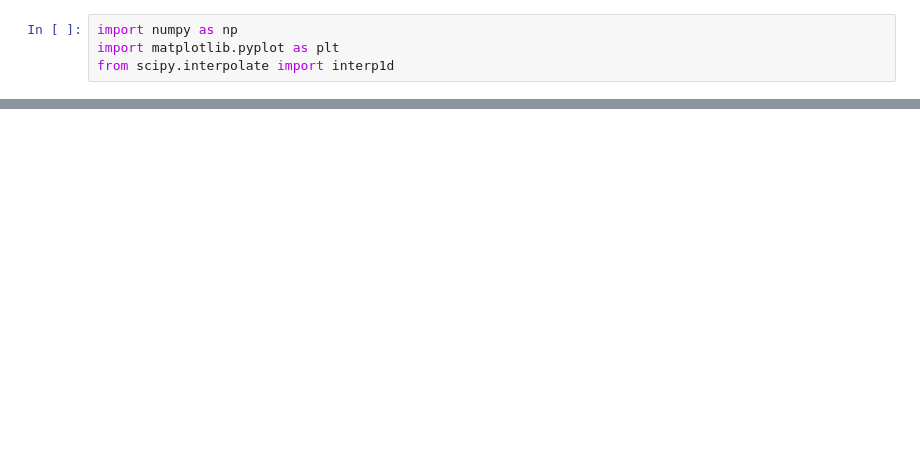
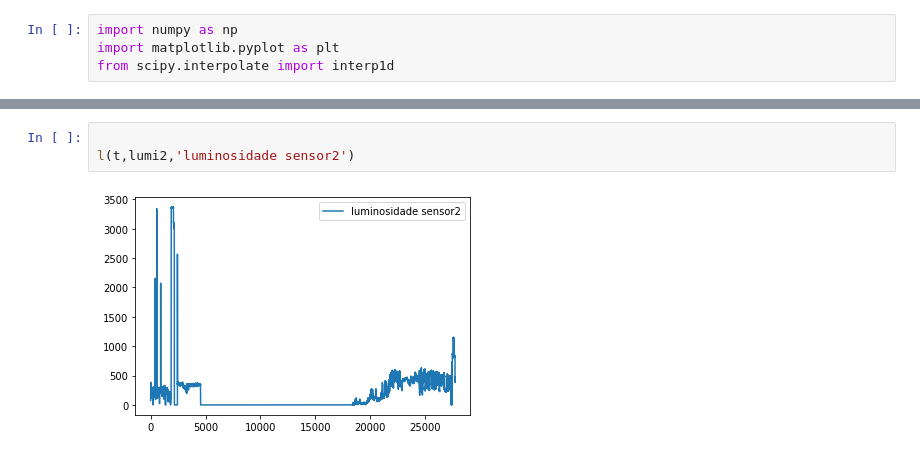
Before and after one commit to valmyr/Colaratory, a Jupyter notebook: plot_de_dados_luminosidade_interpolacao_cubic.ipynb, the cells around one changed output, grey strips where cells are left out. Drawn from its saved outputs; the diff is of its cells as text; blank space fills up the shorter version.

```diff
--- a/plot_de_dados_luminosidade_interpolacao_cubic.ipynb
+++ b/plot_de_dados_luminosidade_interpolacao_cubic.ipynb
@@ -37,0 +40,5 @@ plt.show()
+# %%
+
+l(t,lumi2,'luminosidade sensor2')
+# %% [output]
+[figure, added]
```
Also changed, not shown: parts of 8 cells of this notebook.
